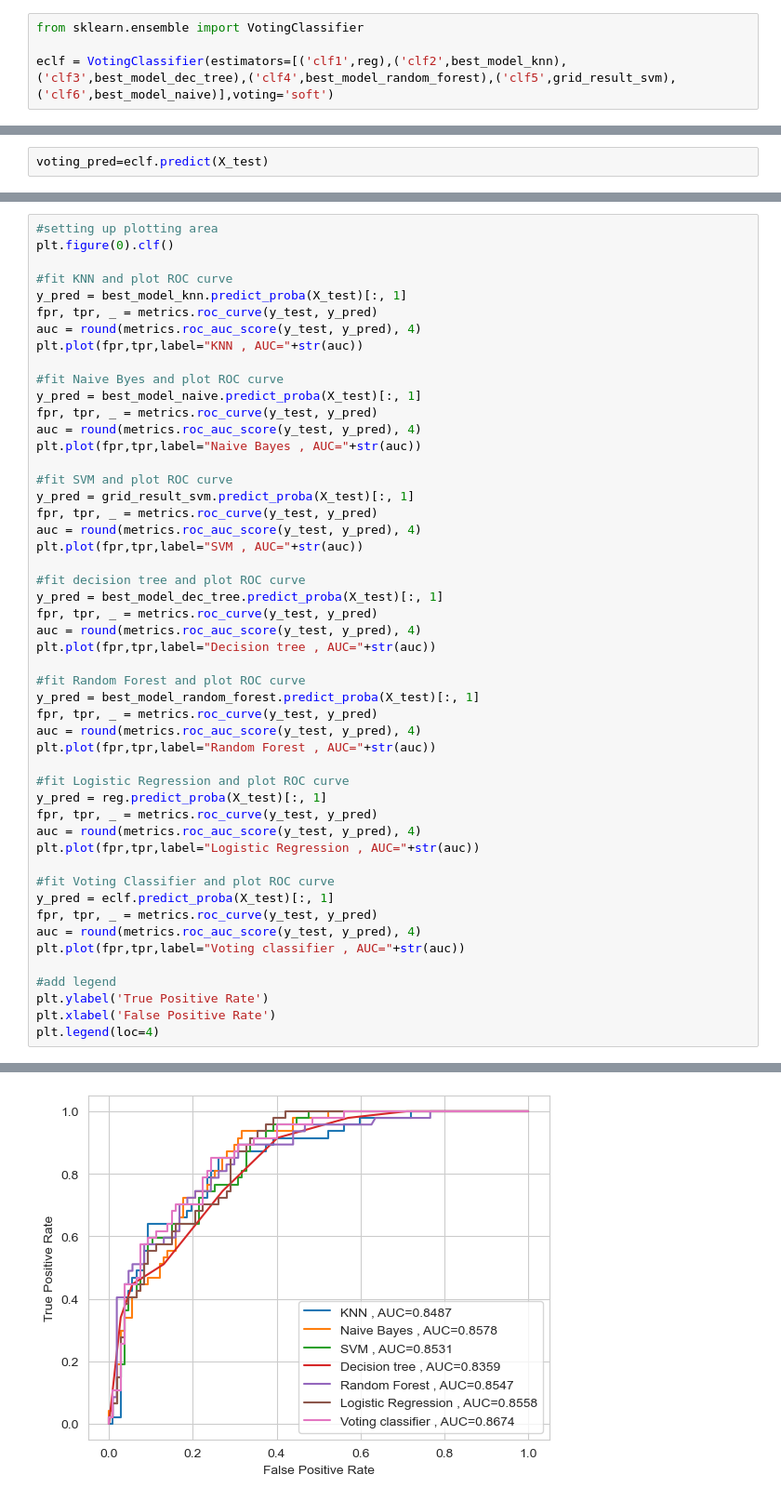
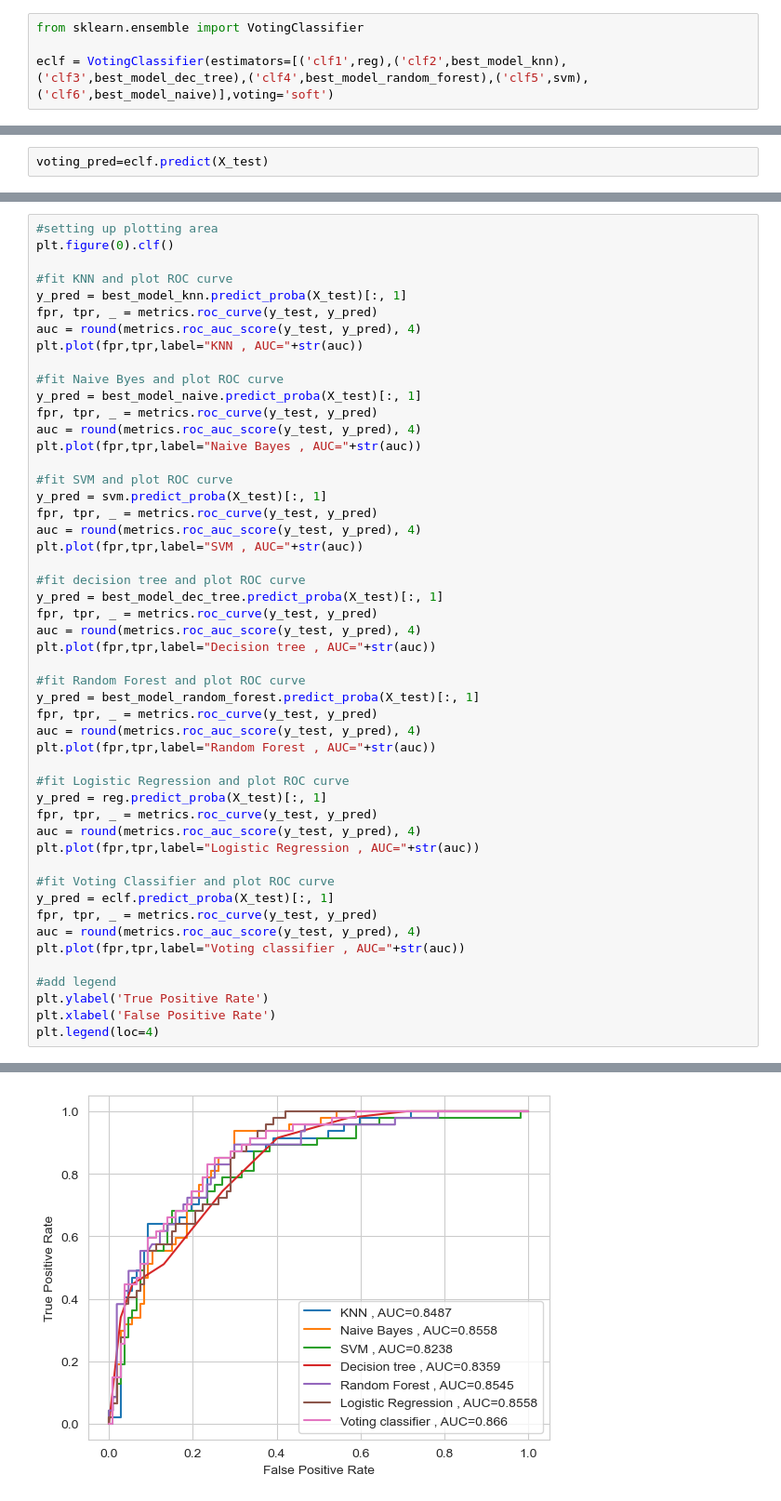
Before and after one commit to DhruvGupta2/diabetes-prediciton-using-different-ML-algorithms, a Jupyter notebook: diabetes_prediction.ipynb, the cells around one changed output, grey strips where cells are left out. Shown at 93% size. Drawn from its saved outputs; the diff is of its cells as text.

```diff
--- a/diabetes_prediction.ipynb
+++ b/diabetes_prediction.ipynb
@@ -668,7 +668,7 @@ plt.legend(loc=4)
 # %%
 from sklearn.ensemble import VotingClassifier
 
-eclf = VotingClassifier(estimators=[('clf1',reg),('clf2',best_model_knn),('clf3',best_model_dec_tree),('clf4',best_model_random_forest),('clf5',grid_result_svm),('clf6',best_model_naive)],voting='soft')
+eclf = VotingClassifier(estimators=[('clf1',reg),('clf2',best_model_knn),('clf3',best_model_dec_tree),('clf4',best_model_random_forest),('clf5',svm),('clf6',best_model_naive)],voting='soft')
 # %%
 eclf.fit(X_train,y_train.ravel())
 # %% [output]
@@ -754,7 +753,7 @@ auc = round(metrics.roc_auc_score(y_test, y_pred), 4)
 plt.plot(fpr,tpr,label="Naive Bayes , AUC="+str(auc))
 
 #fit SVM and plot ROC curve
-y_pred = grid_result_svm.predict_proba(X_test)[:, 1]
+y_pred = svm.predict_proba(X_test)[:, 1]
 fpr, tpr, _ = metrics.roc_curve(y_test, y_pred)
 auc = round(metrics.roc_auc_score(y_test, y_pred), 4)
 plt.plot(fpr,tpr,label="SVM , AUC="+str(auc))
@@ -762,31 +761,31 @@ plt.plot(fpr,tpr,label="SVM , AUC="+str(auc))
 #fit decision tree and plot ROC curve
 y_pred = best_model_dec_tree.predict_proba(X_test)[:, 1]
 fpr, tpr, _ = metrics.roc_curve(y_test, y_pred)
 auc = round(metrics.roc_auc_score(y_test, y_pred), 4)
 plt.plot(fpr,tpr,label="Decision tree , AUC="+str(auc))
 
 #fit Random Forest and plot ROC curve
 y_pred = best_model_random_forest.predict_proba(X_test)[:, 1]
 fpr, tpr, _ = metrics.roc_curve(y_test, y_pred)
 auc = round(metrics.roc_auc_score(y_test, y_pred), 4)
 plt.plot(fpr,tpr,label="Random Forest , AUC="+str(auc))
 
 #fit Logistic Regression and plot ROC curve
 y_pred = reg.predict_proba(X_test)[:, 1]
 fpr, tpr, _ = metrics.roc_curve(y_test, y_pred)
 auc = round(metrics.roc_auc_score(y_test, y_pred), 4)
 plt.plot(fpr,tpr,label="Logistic Regression , AUC="+str(auc))
 
 #fit Voting Classifier and plot ROC curve
 y_pred = eclf.predict_proba(X_test)[:, 1]
 fpr, tpr, _ = metrics.roc_curve(y_test, y_pred)
 auc = round(metrics.roc_auc_score(y_test, y_pred), 4)
 plt.plot(fpr,tpr,label="Voting classifier , AUC="+str(auc))
 
 #add legend
 plt.ylabel('True Positive Rate')
 plt.xlabel('False Positive Rate')
 plt.legend(loc=4)
 # %% [output]
 <matplotlib.legend.Legend at 0x...>
-[figure, old version]
+[figure, new version]
```
Also changed, not shown: parts of 16 cells of this notebook, 7 other files.
